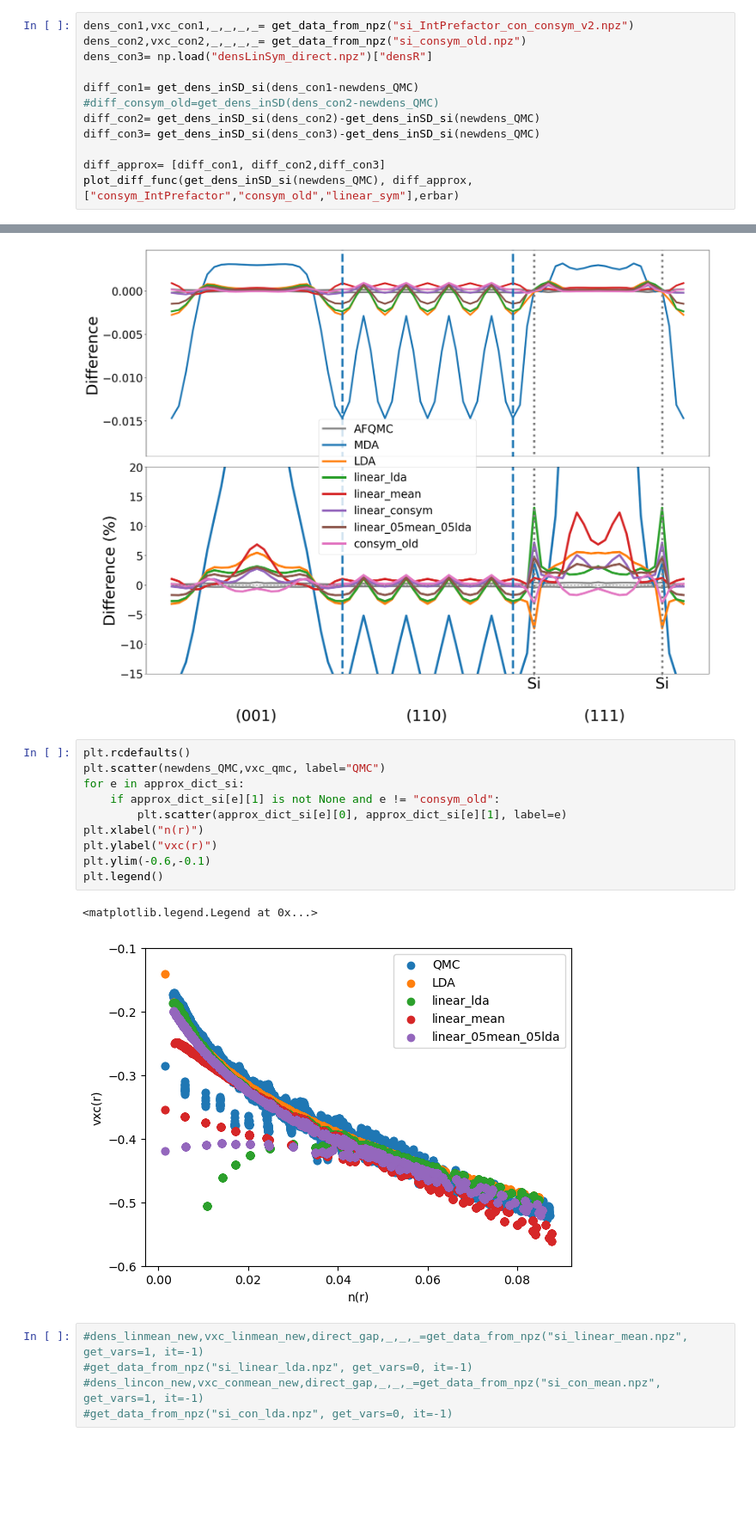
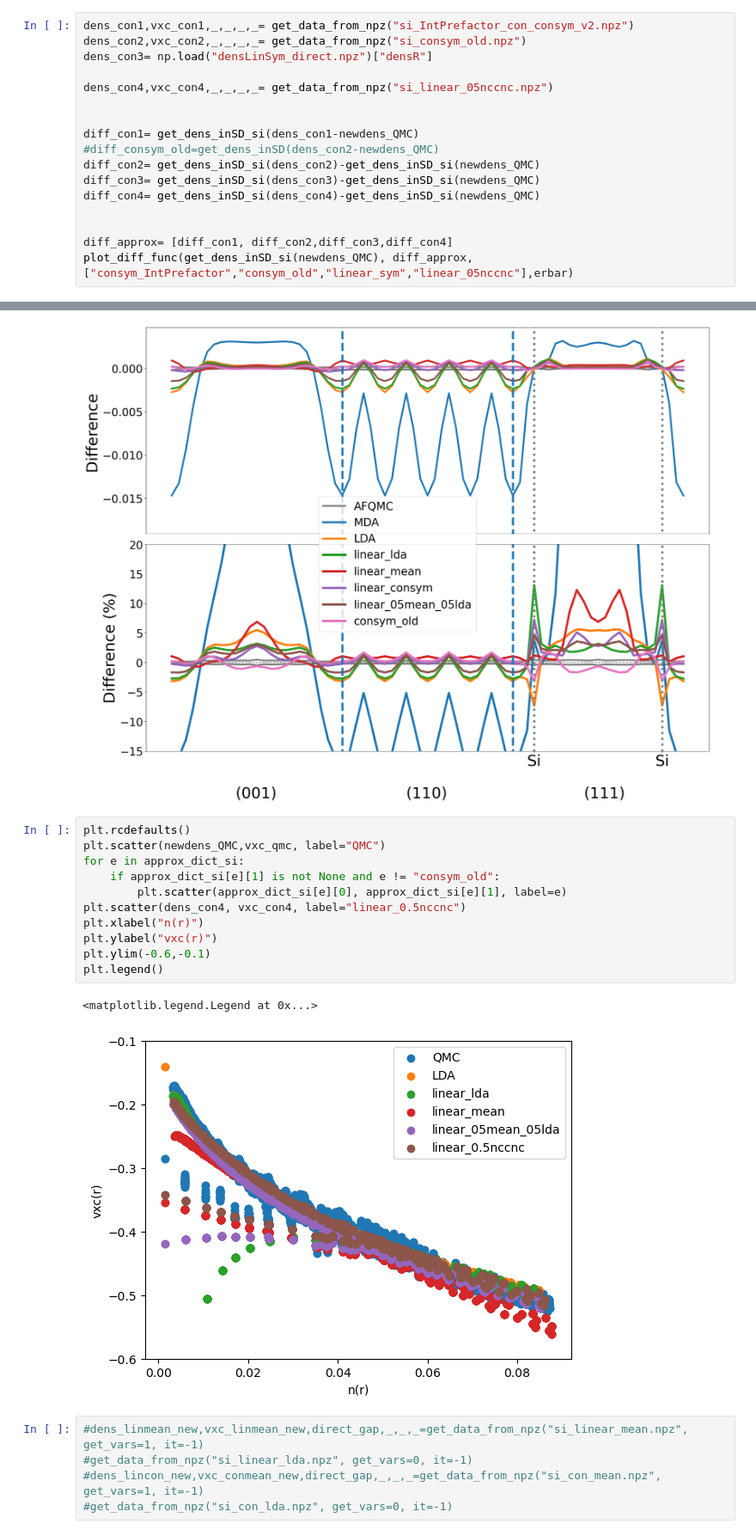
Before and after one commit to aouinaayoub/connector, a Jupyter notebook: fxc_connector.ipynb, the cells around one changed output, grey strips where cells are left out. Shown at 86% size. Drawn from its saved outputs; the diff is of its cells as text; blank space fills up the shorter version.

```diff
--- a/fxc_connector.ipynb
+++ b/fxc_connector.ipynb
@@ -111,12 +129,17 @@ dens_con1,vxc_con1,_,_,_,_= get_data_from_npz("si_IntPrefactor_con_consym_v2.npz
 dens_con2,vxc_con2,_,_,_,_= get_data_from_npz("si_consym_old.npz")
 dens_con3= np.load("densLinSym_direct.npz")["densR"]
 
+dens_con4,vxc_con4,_,_,_,_= get_data_from_npz("si_linear_05nccnc.npz")
+
+
 diff_con1= get_dens_inSD_si(dens_con1-newdens_QMC)
 #diff_consym_old=get_dens_inSD(dens_con2-newdens_QMC)
 diff_con2= get_dens_inSD_si(dens_con2)-get_dens_inSD_si(newdens_QMC)
 diff_con3= get_dens_inSD_si(dens_con3)-get_dens_inSD_si(newdens_QMC)
+diff_con4= get_dens_inSD_si(dens_con4)-get_dens_inSD_si(newdens_QMC)
 
-diff_approx= [diff_con1, diff_con2,diff_con3]
-plot_diff_func(get_dens_inSD_si(newdens_QMC), diff_approx, ["consym_IntPrefactor","consym_old","linear_sym"],erbar)
+
+diff_approx= [diff_con1, diff_con2,diff_con3,diff_con4]
+plot_diff_func(get_dens_inSD_si(newdens_QMC), diff_approx, ["consym_IntPrefactor","consym_old","linear_sym","linear_05nccnc"],erbar)
 # %% [output]
 ============
@@ -199,16 +230,17 @@ consym_old
 # %%
 plt.rcdefaults()
 plt.scatter(newdens_QMC,vxc_qmc, label="QMC")
 for e in approx_dict_si:
     if approx_dict_si[e][1] is not None and e != "consym_old":
         plt.scatter(approx_dict_si[e][0], approx_dict_si[e][1], label=e)
+plt.scatter(dens_con4, vxc_con4, label="linear_0.5nccnc")
 plt.xlabel("n(r)")
 plt.ylabel("vxc(r)")
 plt.ylim(-0.6,-0.1)
 plt.legend()
 # %% [output]
 <matplotlib.legend.Legend at 0x...>
-[figure, old version]
+[figure, new version]
 # %%
 #dens_linmean_new,vxc_linmean_new,direct_gap,_,_,_=get_data_from_npz("si_linear_mean.npz", get_vars=1, it=-1)
 #get_data_from_npz("si_linear_lda.npz", get_vars=0, it=-1)
```
Also changed, not shown: parts of 13 cells of this notebook.
